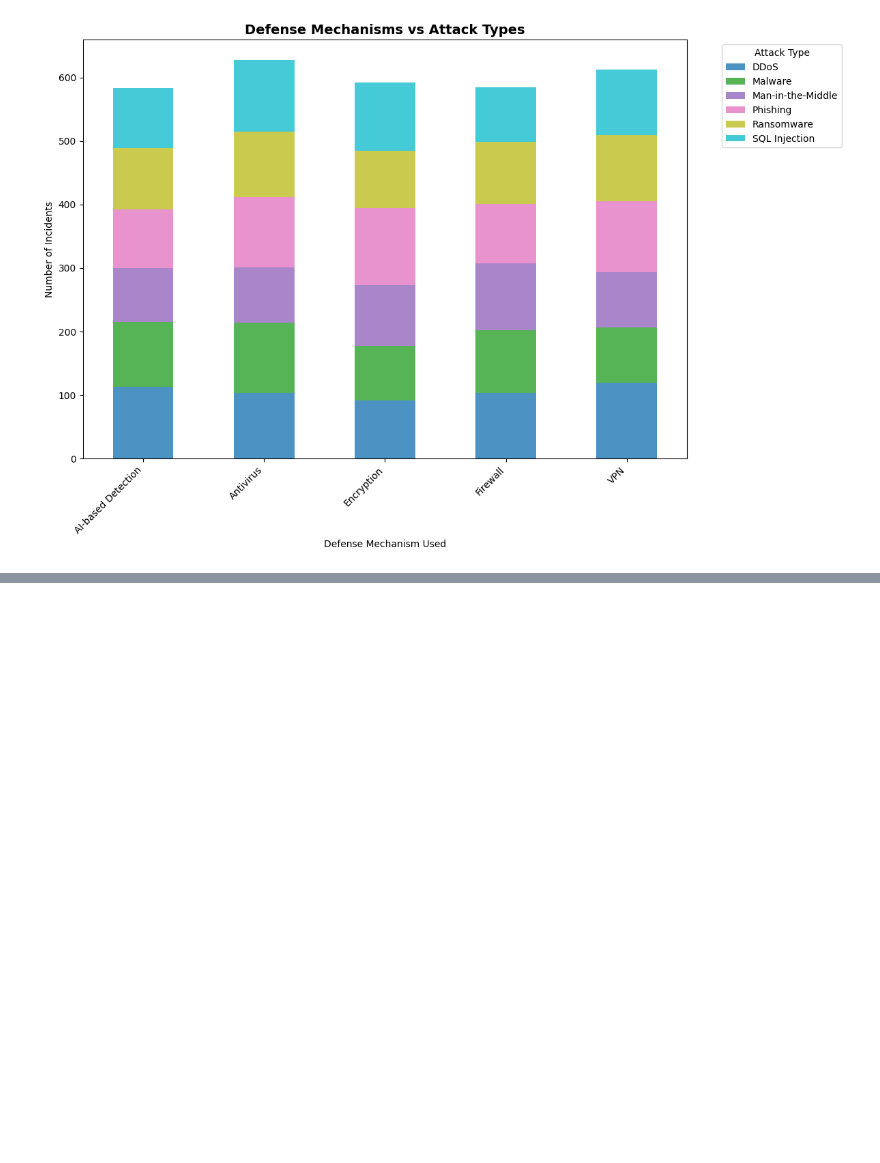
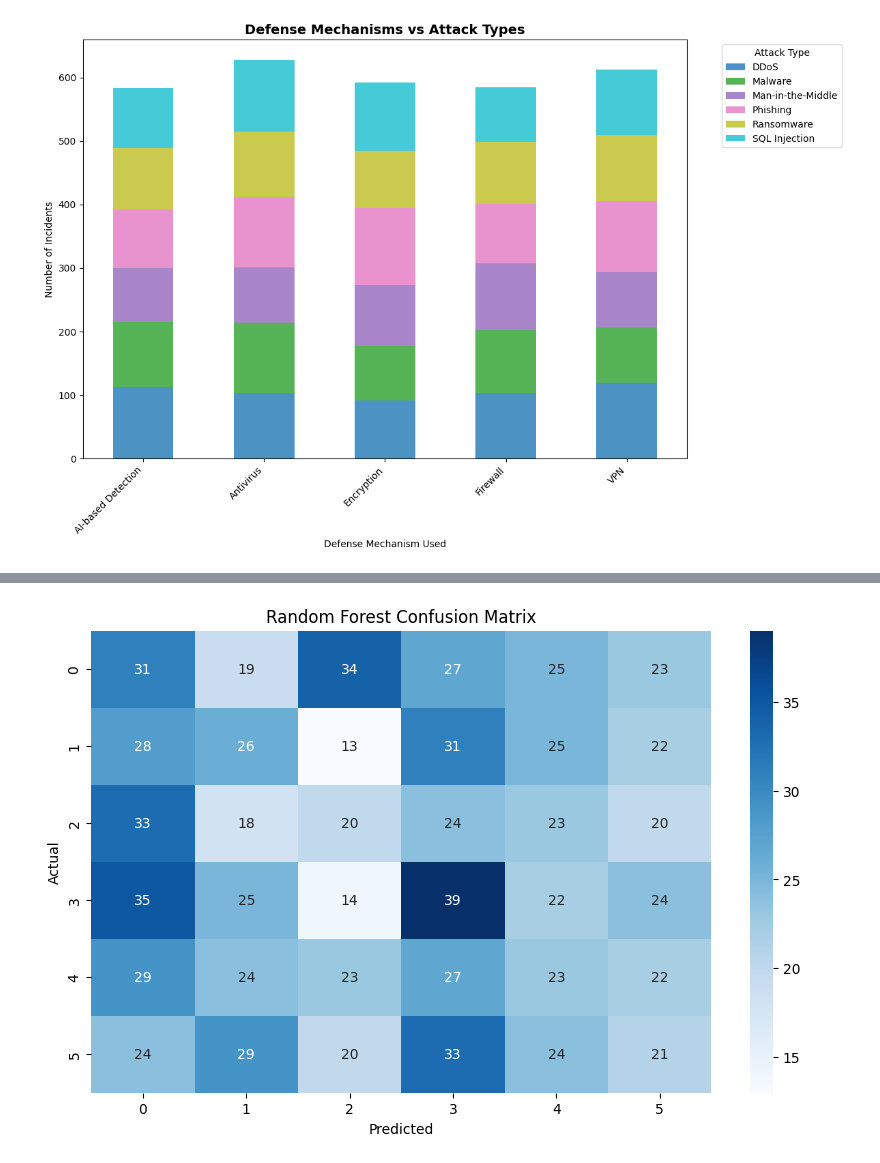
Before and after one commit to Nehemiahmageto/Global-Cybersecurity-Threat-Prediction-Attack-Vector-Analysis-2015-2024, a Jupyter notebook: published.ipynb, the cells around one changed output, grey strips where cells are left out. Saved outputs shown, nothing was run; the diff lists cells and outputs as text; code cells hidden in the pictures; blank space fills up the shorter version.

```diff
--- a/published.ipynb
+++ b/published.ipynb
@@ -309,0 +555,20 @@ plt.tight_layout()
+# %%
+from sklearn.model_selection import train_test_split
+
+# Drop both raw and encoded target from features
+X = df_encoded.drop(columns=['Attack Type', 'Attack_Type_encoded'])  # Drop both
+y = df_encoded['Attack_Type_encoded']  # Use encoded as target
+
+# Split with stratification
+X_train, X_test, y_train, y_test = train_test_split(
+    X, y,
+    test_size=0.3,
+    stratify=y,
+    random_state=42
+)
+
+
+
+X_train.shape
+
+X_test.shape
@@ -309,0 +584,14 @@ plt.tight_layout()
+# %%
+# Initialize the Random Forest model
+rf_model = RandomForestClassifier(
+    n_estimators=100,
+    max_depth=None,
+    random_state=42,
+    class_weight='balanced'  # handles class imbalance if any
+)
+
+# Train the model
+rf_model.fit(X_train, y_train)
+
+# Make predictions
+y_pred = rf_model.predict(X_test)
@@ -309,0 +622,11 @@ plt.tight_layout()
+# %%
+# Confusion Matrix
+conf_matrix = confusion_matrix(y_test, y_pred)
+plt.figure(figsize=(10, 6))
+sns.heatmap(conf_matrix, annot=True, fmt='d', cmap='Blues')
+plt.title("Random Forest Confusion Matrix")
+plt.xlabel("Predicted")
+plt.ylabel("Actual")
+plt.show()
+# %% [output]
+[figure, added]
```
Also changed, not shown: parts of 23 cells of this notebook.
